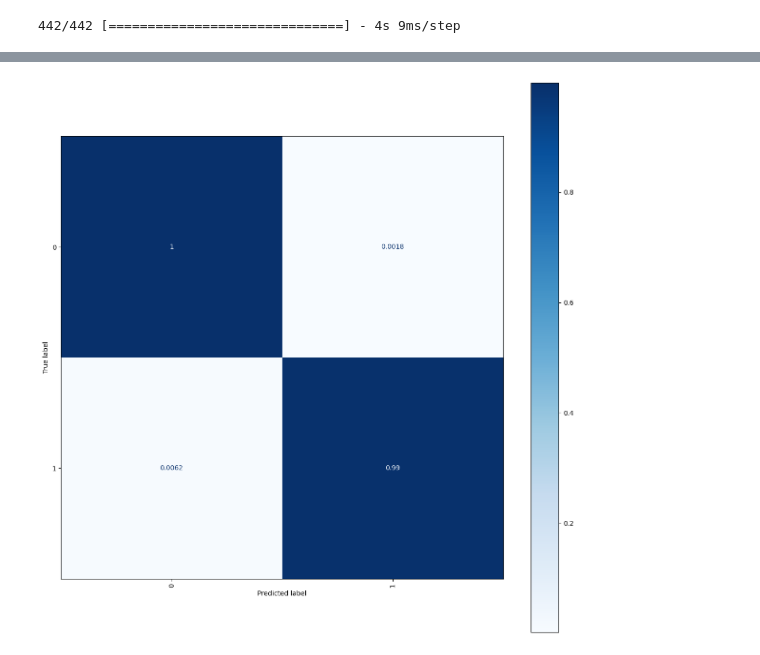
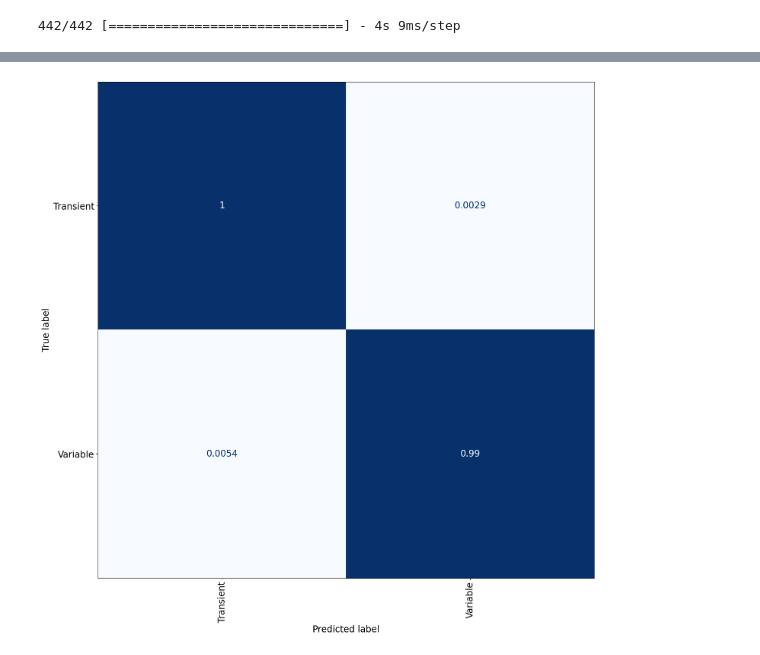
Before and after one commit to uiucsn/Astro-ORACLE, a Jupyter notebook: train.ipynb, the cells around one changed output, grey strips where cells are left out. Drawn from its saved outputs; the diff is of its cells as text; code cells hidden in the pictures.

```diff
--- a/train.ipynb
+++ b/train.ipynb
@@ -203,7 +225,11 @@ Y_val_true = np.argmax(Y_val[:, -19:], axis=1)
 # %%
+font = {'size'   : 17}
+plt.rc('font', **font)
+
 cm = confusion_matrix(Y_val_pred, Y_val_true, normalize='true')
-disp = ConfusionMatrixDisplay(confusion_matrix=cm, display_labels=all_classes)
+disp = ConfusionMatrixDisplay(confusion_matrix=cm, display_labels=list(loss_object.level_order_nodes)[-19:])
 disp.plot(cmap=plt.cm.Blues)
+disp.im_.colorbar.remove()
 
 fig = disp.figure_
 plt.xticks(rotation=90)
@@ -211,5 +237,6 @@ plt.xticks(rotation=90)
 
 fig.set_figwidth(18)
 fig.set_figheight(18)
-plt.savefig('baseline_leaf.png')
+plt.tight_layout()
+plt.savefig('baseline_leaves.pdf')
 # %% [output]
@@ -223,14 +266,19 @@ Y_val_true = np.argmax(Y_val[:, 1:3], axis=1)
 # %%
+font = {'size'   : 17}
+plt.rc('font', **font)
+
 cm = confusion_matrix(Y_val_pred, Y_val_true, normalize='true')
-disp = ConfusionMatrixDisplay(confusion_matrix=cm)
+disp = ConfusionMatrixDisplay(confusion_matrix=cm, display_labels=list(loss_object.level_order_nodes)[1:3])
 disp.plot(cmap=plt.cm.Blues)
+disp.im_.colorbar.remove()
 
 fig = disp.figure_
 plt.xticks(rotation=90)
 
 
 fig.set_figwidth(15)
 fig.set_figheight(15)
-plt.savefig('baseline_root.png')
+plt.tight_layout()
+plt.savefig('baseline_root.pdf')
 # %% [output]
-[figure, old version]
+[figure, new version]
```
Also changed, not shown: parts of 8 cells of this notebook.
